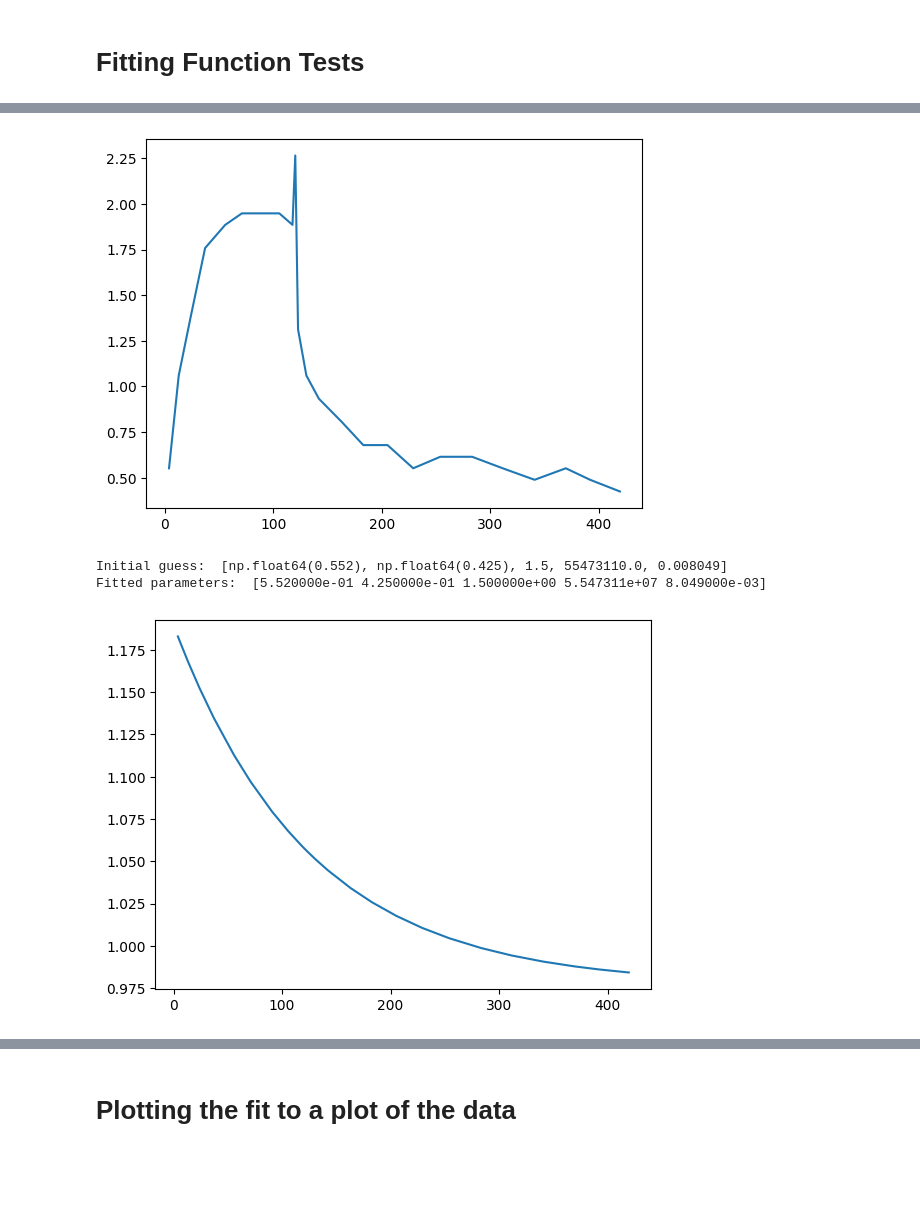
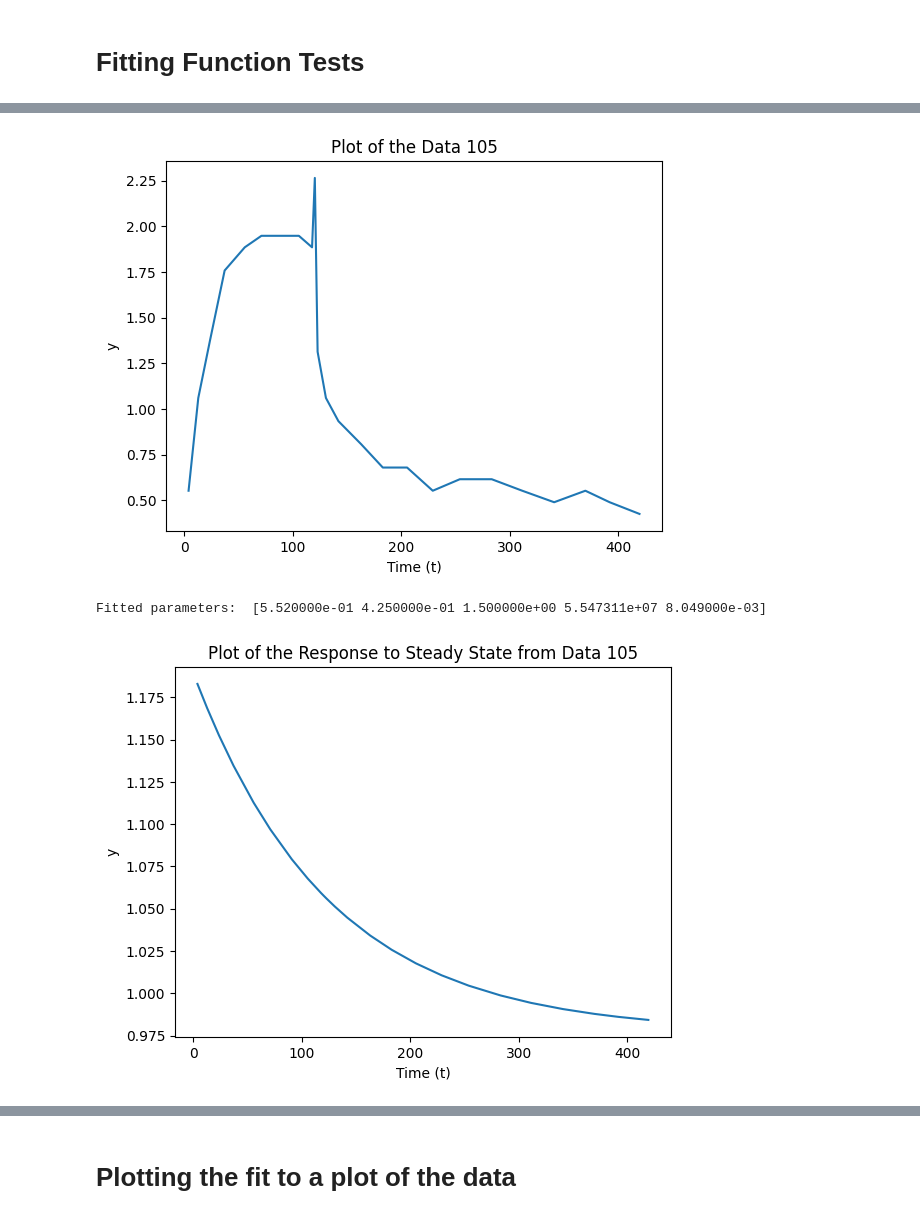
Before and after one commit to Ara101/Data_extraction_kinetic_signaling_data, a Jupyter notebook: code/python/rate_kinetics_0.ipynb, the cells around one changed output, grey strips where cells are left out. Drawn from its saved outputs; the diff is of its cells as text; code cells hidden in the pictures; blank space fills up the shorter version.

```diff
--- a/code/python/rate_kinetics_0.ipynb
+++ b/code/python/rate_kinetics_0.ipynb
@@ -462,36 +424,36 @@ plt.show()
 # %%
-# test 0
+# Testing the full data with response to steady state equation
 testFile105 = importCleanData("VEGFA165_NRP1_0.5-8nM_Lu2023.xlsx", "sheet1", ["Time 0.5nM", "RU 0.5nM"])
 # remove the first 4 rows
 testFile105 = testFile105.iloc[5:]
 testFile105
+
 # plot the data
 plt.plot(testFile105["Time 0.5nM"], testFile105["RU 0.5nM"])
+plt.xlabel('Time (t)')
+plt.ylabel('y')
+plt.title('Plot of the Data 105')
 plt.show ()
 
 # Initial guess for the parameters
 y_initial = testFile105.iloc[0, 1]
 y_final = testFile105["RU 0.5nM"].iloc[-1]  # Extract the single value
-#initial_guess = [y_initial, y_final, 6e1, 0.5, 1]
 initial_guess = [y_initial, y_final, 1.5 , 5.547311e+07, 0.008049]
-#initial_guess = [y_initial, y_final, 0.9, 0.13, 0.06]
-#initial_guess = [y_initial, y_final, 0.5 , 0.15, 0.06]
-print("Initial guess: ", initial_guess)
 
 # data
 t_data = testFile105["Time 0.5nM"]
 response_data = testFile105["RU 0.5nM"]
-
 param_k, pcov_k = curve_fit(response_to_steady_state, t_data, response_data, p0=initial_guess)
 print("Fitted parameters: ", param_k)
 
-# plot the fitted data
-# created fitted response data
+# plot the response to steady state fitted data
 fitted_response= response_to_steady_state(testFile105["Time 0.5nM"], *param_k)
 plt.plot(testFile105["Time 0.5nM"], fitted_response, label='Fitted Data')
+plt.xlabel('Time (t)')
+plt.ylabel('y')
+plt.title('Plot of the Response to Steady State from Data 105')
 plt.show ()
 # %% [output]
-[figure, old version]
+[figure, new version]
-Initial guess:  [np.float64(0.552), np.float64(0.425), 1.5, 55473110.0, 0.008049]
 Fitted parameters:  [5.520000e-01 4.250000e-01 1.500000e+00 5.547311e+07 8.049000e-03]
-[figure, old version]
+[figure, new version]
```
Also changed, not shown: parts of 14 cells of this notebook.
